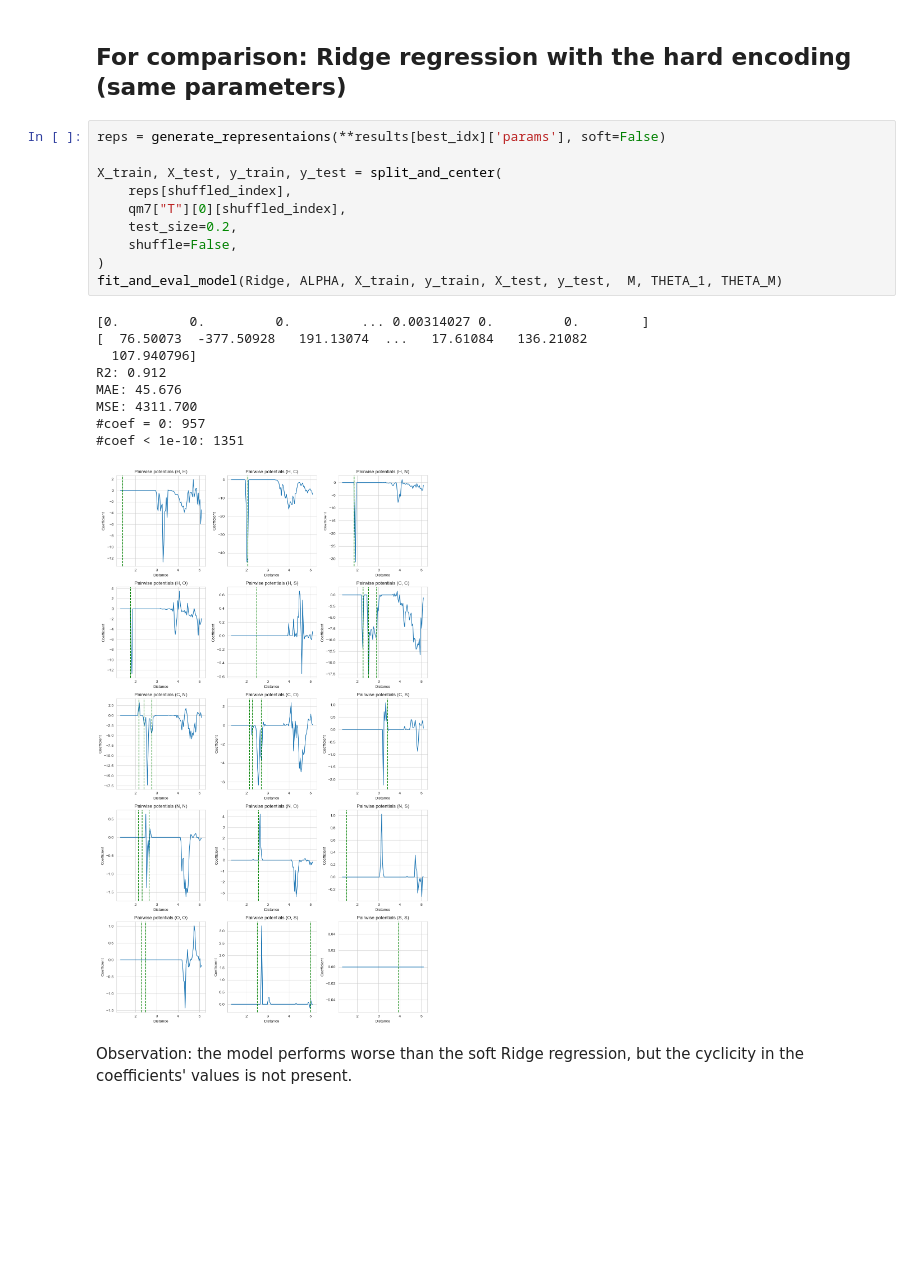
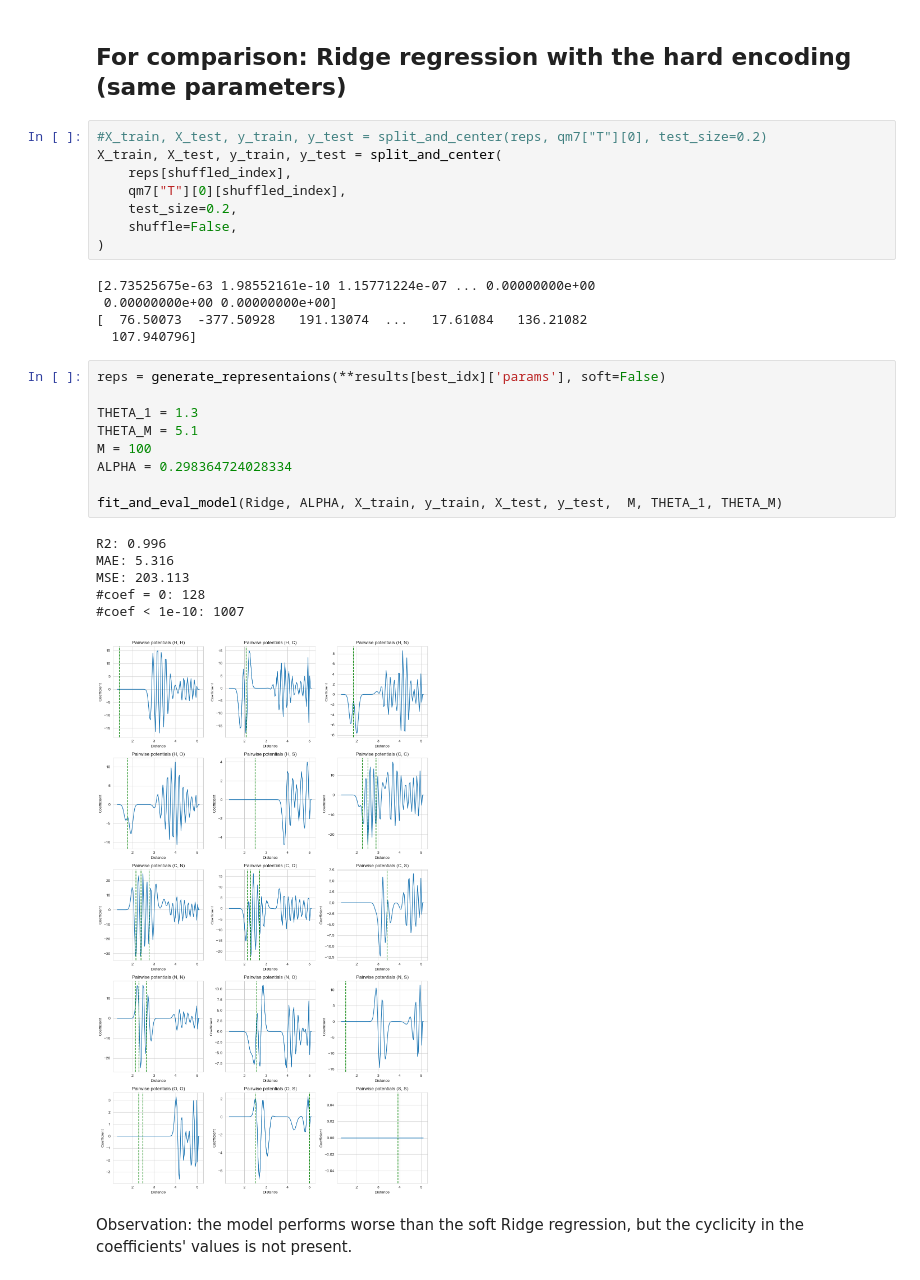
Before and after one commit to jascha-je/LabML4DS, a Jupyter notebook: p2/p2_ISJ.ipynb, the cells around one changed output. Drawn from its saved outputs; the diff is of its cells as text; blank space fills up the shorter version.

```diff
--- a/p2/p2_ISJ.ipynb
+++ b/p2/p2_ISJ.ipynb
@@ -740,26 +739,35 @@ The resulting coefficients' plots suggest that even though our Ridge regression
 In addition to that, due to the low SD, the unnatural discontinuities get introduced in the model
 # %% [markdown]
 ## For comparison: Ridge regression with the hard encoding (same parameters)
+# %%
+#X_train, X_test, y_train, y_test = split_and_center(reps, qm7["T"][0], test_size=0.2)
+X_train, X_test, y_train, y_test = split_and_center(
+    reps[shuffled_index],
+    qm7["T"][0][shuffled_index],
+    test_size=0.2,
+    shuffle=False,
+)
+# %% [output]
+[2.73525675e-63 1.98552161e-10 1.15771224e-07 ... 0.00000000e+00
+ 0.00000000e+00 0.00000000e+00]
+[  76.50073  -377.50928   191.13074  ...   17.61084   136.21082
+  107.940796]
 # %%
 reps = generate_representaions(**results[best_idx]['params'], soft=False)
 
-X_train, X_test, y_train, y_test = split_and_center(
-    reps[shuffled_index],
-    qm7["T"][0][shuffled_index],
-    test_size=0.2,
-    shuffle=False,
-)
+THETA_1 = 1.3
+THETA_M = 5.1
+M = 100
+ALPHA = 0.298364724028334
+
 fit_and_eval_model(Ridge, ALPHA, X_train, y_train, X_test, y_test,  M, THETA_1, THETA_M)
 # %% [output]
-[0.         0.         0.         ... 0.00314027 0.         0.        ]
-[  76.50073  -377.50928   191.13074  ...   17.61084   136.21082
-  107.940796]
-R2: 0.912
-MAE: 45.676
-MSE: 4311.700
-#coef = 0: 957
-#coef < 1e-10: 1351
+R2: 0.996
+MAE: 5.316
+MSE: 203.113
+#coef = 0: 128
+#coef < 1e-10: 1007
-[figure, old version]
+[figure, new version]
 # %% [markdown]
 Observation: the model performs worse than the soft Ridge regression, but the cyclicity in the coefficients' values is not present.
 # %% [markdown]
```
Also changed, not shown: parts of 9 cells of this notebook, 1 other file.
